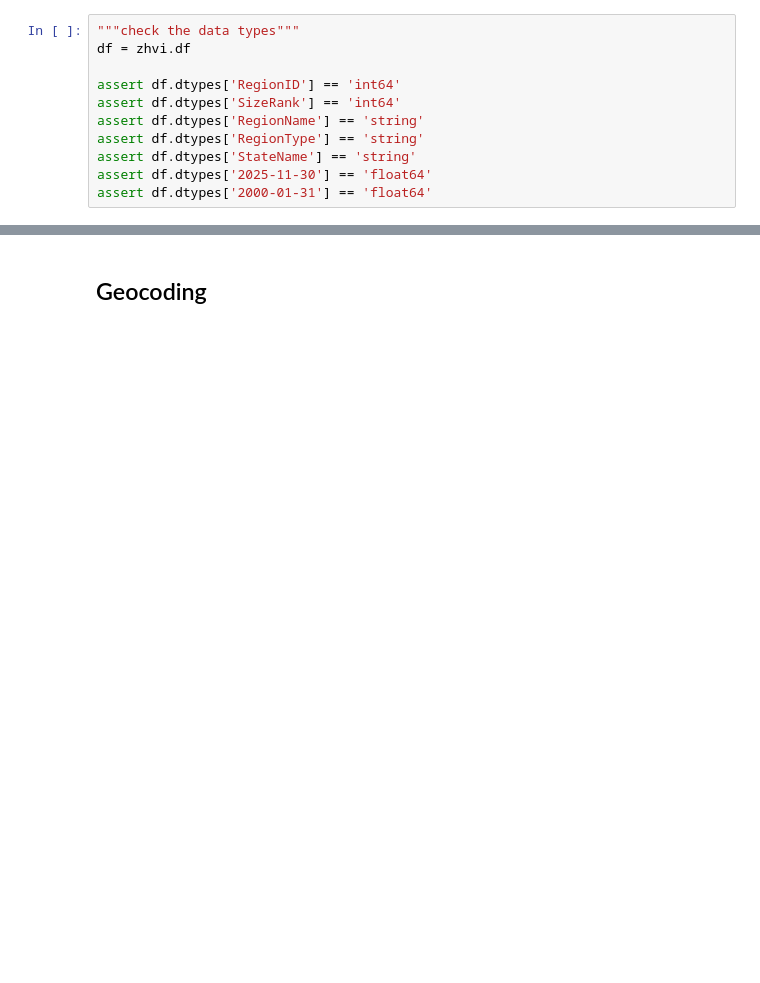
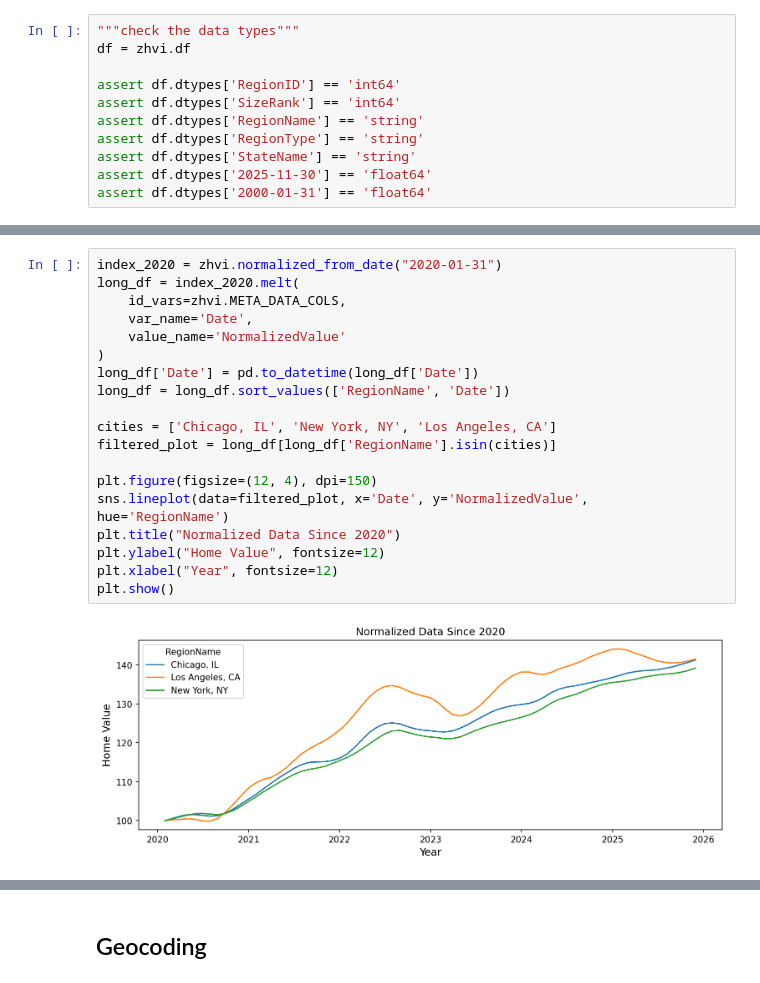
Before and after one commit to csclev/climate-exposure, a Jupyter notebook: notebooks/Process Zillow Home Value Index.ipynb, the cells around one changed output, grey strips where cells are left out. Saved outputs shown, nothing was run; the diff lists cells and outputs as text; blank space fills up the shorter version.

Commit message:
A couple more view of the Zillow data

```diff
--- a/notebooks/Process Zillow Home Value Index.ipynb
+++ b/notebooks/Process Zillow Home Value Index.ipynb
@@ -123,0 +155,21 @@ plt.show()
+# %%
+index_2020 = zhvi.normalized_from_date("2020-01-31")
+long_df = index_2020.melt(
+    id_vars=zhvi.META_DATA_COLS,
+    var_name='Date',
+    value_name='NormalizedValue'
+)
+long_df['Date'] = pd.to_datetime(long_df['Date'])
+long_df = long_df.sort_values(['RegionName', 'Date'])
+
+cities = ['Chicago, IL', 'New York, NY', 'Los Angeles, CA']
+filtered_plot = long_df[long_df['RegionName'].isin(cities)]
+
+plt.figure(figsize=(12, 4), dpi=150)
+sns.lineplot(data=filtered_plot, x='Date', y='NormalizedValue', hue='RegionName')
+plt.title("Normalized Data Since 2020")
+plt.ylabel("Home Value", fontsize=12)
+plt.xlabel("Year", fontsize=12)
+plt.show()
+# %% [output]
+[figure, added]
```
Also changed, not shown: parts of 22 cells of this notebook, 1 other file.
